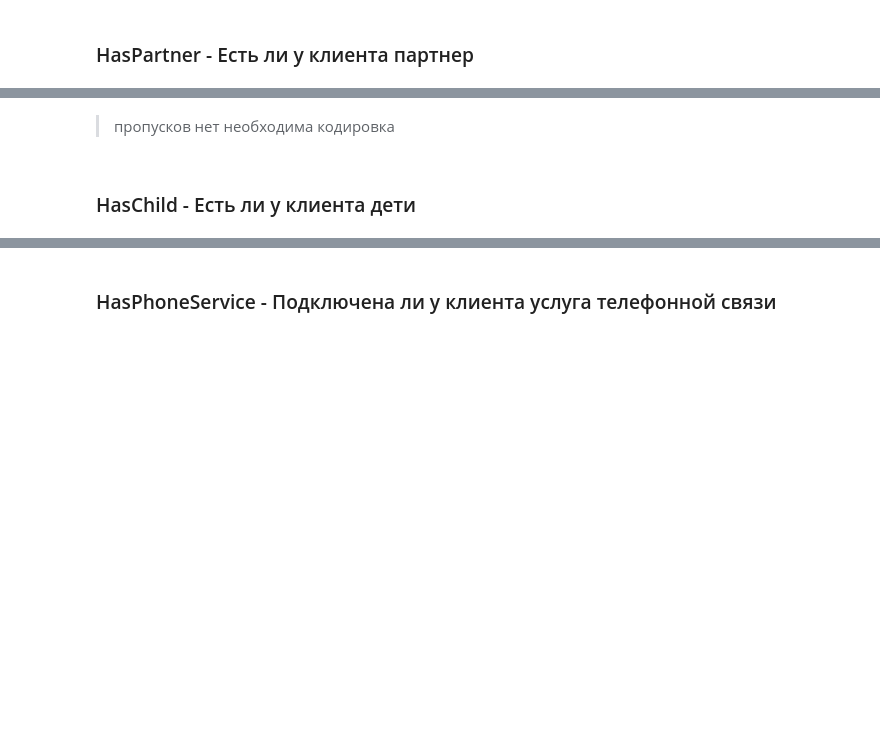
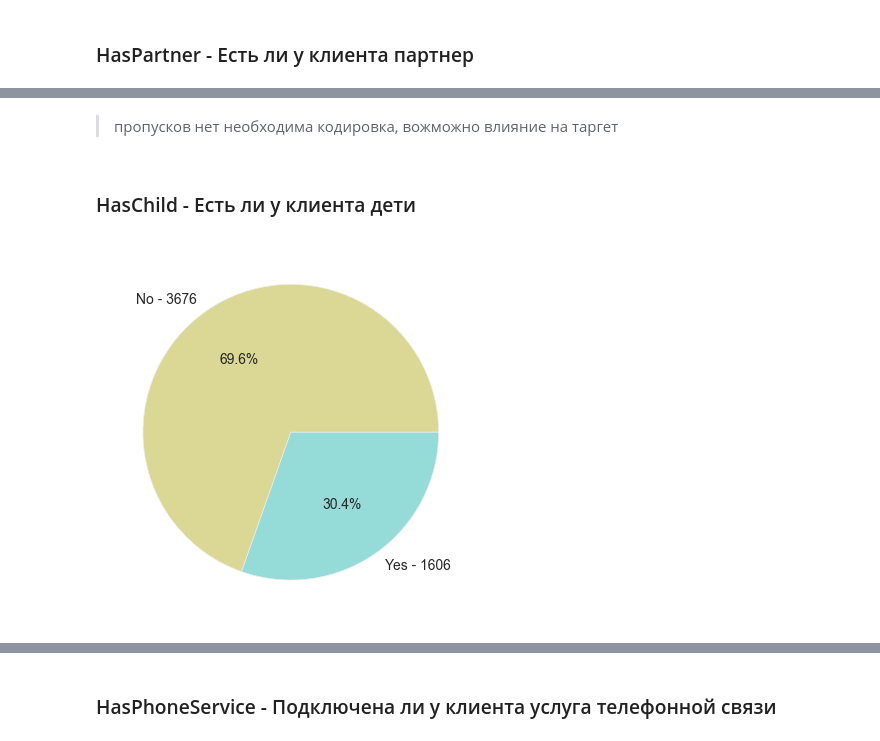
Before and after one commit to alex-chin/dsl_part_1_ml_cv, a Jupyter notebook: week_03_composition_model_selection/Homework/hw_3_kaggle_alx.ipynb, the cells around one changed output, grey strips where cells are left out. Saved outputs shown, nothing was run; the diff lists cells and outputs as text; code cells hidden in the pictures; blank space fills up the shorter version.

```diff
--- a/week_03_composition_model_selection/Homework/hw_3_kaggle_alx.ipynb
+++ b/week_03_composition_model_selection/Homework/hw_3_kaggle_alx.ipynb
@@ -482,4 +508,8 @@ show_pie(df.HasPartner)
 # %% [markdown]
-> пропусков нет необходима кодировка
+> пропусков нет необходима кодировка, вожможно влияние на таргет
 # %% [markdown]
 ### HasChild -  Есть ли у клиента дети
+# %%
+show_pie(df.HasChild)
+# %% [output]
+[figure, added]
```
Also changed, not shown: parts of 68 cells of this notebook.
